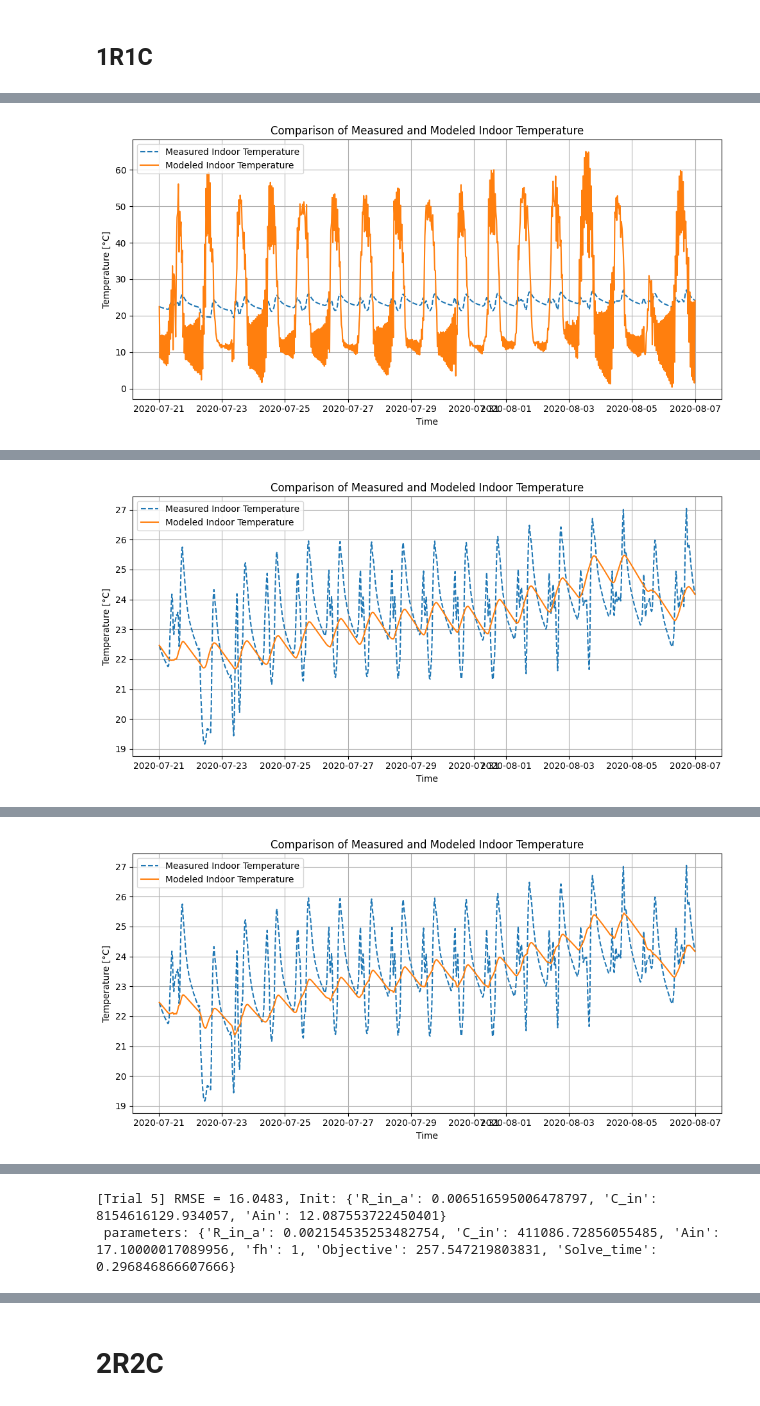
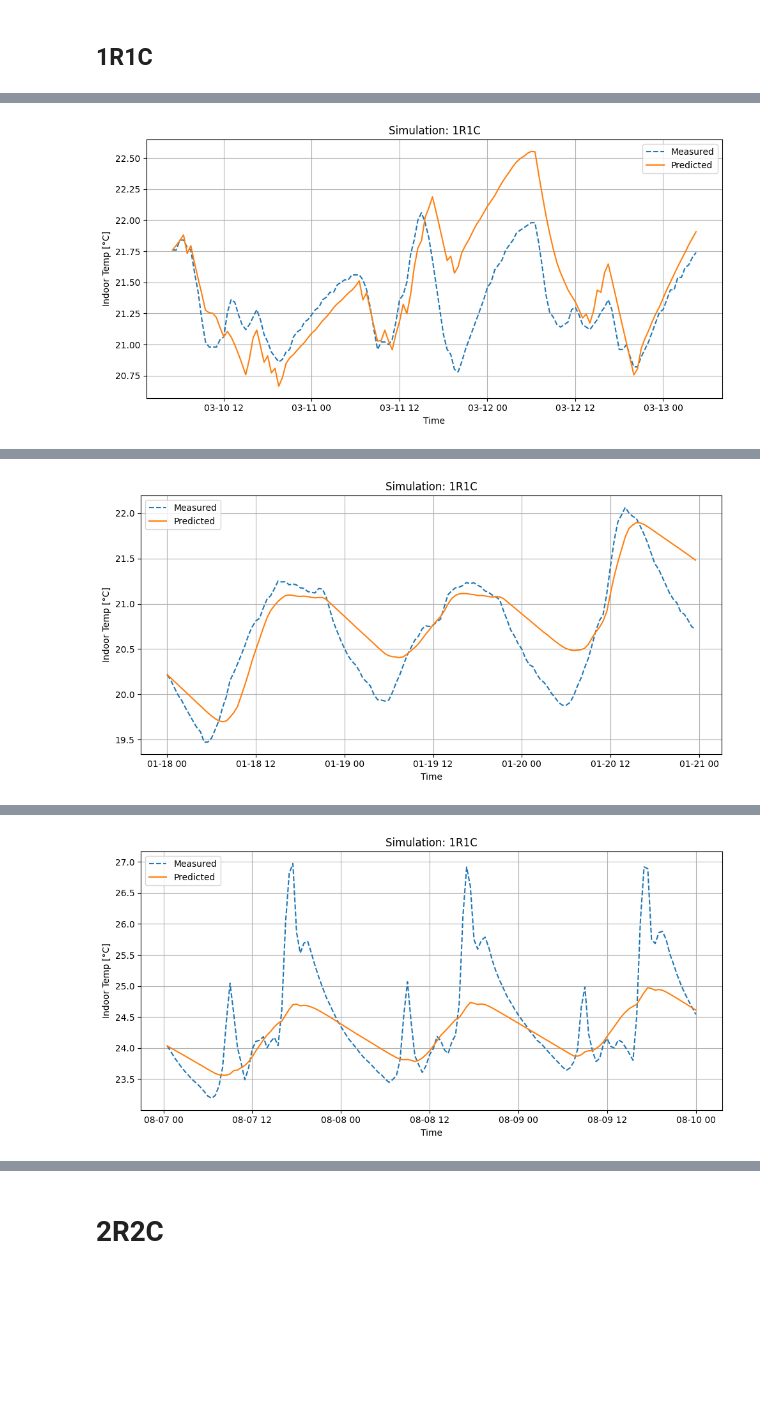
Before and after one commit to savvaspanagi/HeatPump-FlexModeling-Toolkit, a Jupyter notebook: Journal Paper Implementation - Tuning Performance of Grey-Box Models for Thermal Building Applications/Code A-B - Tuning Performance Evaluation.ipynb, the cells around one changed output, grey strips where cells are left out. Drawn from its saved outputs; the diff is of its cells as text; code cells hidden in the pictures; blank space fills up the shorter version.

```diff
--- a/Journal Paper Implementation - Tuning Performance of Grey-Box Models for Thermal Building Applications/Code A-B - Tuning Performance Evaluation.ipynb
+++ b/Journal Paper Implementation - Tuning Performance of Grey-Box Models for Thermal Building Applications/Code A-B - Tuning Performance Evaluation.ipynb
@@ -241,24 +122,66 @@ bounds_cs2 = {
         "Ain": (0.001, 0.3 * cs2_surface_area)
     }
 bounds_cs3 = {
-        "R_in_a": (0.001, 1),
-        "C_in": (1e4, 1e10),
+        "R_in_a": (0.01, 1),
+        "C_in": (1e6, 1e10),
         "Ain": (0.001, 0.3 * cs3_surface_area)
     }
 bounds_cs4 = {
-        "R_in_a": (0.001, 1),
-        "C_in": (1e4, 1e10),
+        "R_in_a": (0.01, 1),
+        "C_in": (1e6, 5e9),
         "Ain": (0.001, 0.3 * cs4_surface_area)
     }
 
-# model_1r1c_cs1, val_pred_1r1c_cs1, test_pred_1r1c_cs1 = run_case_study(train_df=train_cs1, val_df=val_cs1, test_df=test_cs1, surface_area=cs1_surface_area, model_type="1R1C", label="Case Study 1", bounds=bounds_cs1, trials=5)
-# model_1r1c_cs2, val_pred_1r1c_cs2, test_pred_1r1c_cs2= run_case_study(train_df=train_cs2, val_df=val_cs2, test_df=test_cs2, surface_area=cs1_surface_area, model_type="1R1C", label="Case Study 2", bounds=bounds_cs2, trials=5)
-# model_1r1c_cs3, val_pred_1r1c_cs3, test_pred_1r1c_cs3 = run_case_study(train_df=train_cs3, val_df=val_cs3, test_df=test_cs3, surface_area=cs1_surface_area, model_type="1R1C", label="Case Study 3", bounds=bounds_cs3, trials=5)
-# model_1r1c_cs4, val_pred_1r1c_cs4, test_pred_1r1c_cs4 = run_case_study(train_df=train_cs4, val_df=val_cs4, test_df=test_cs4, surface_area=cs1_surface_area, model_type="1R1C", label="Case Study 4", bounds=bounds_cs4, trials=5)
+###################### ======================== Case Study 1 ======================= ###########################
 
+model_1r1c_cs1, parameters_1r1c_cs1, best_initialization_1r1c_cs1, validation_pred_1r1c_cs1, initialize_testing_1r1c_cs1, all_trials_1r1c_cs1 = train_greybox_model_with_validation_process(
+    train_df=train_cs1, val_df=val_cs1, model_type="1R1C", bounds=bounds_cs1,
+    num_trials=30, deltaT=1800, show_plot=False, log=False)
 
-# model_1r1c_cs1, val_pred_1r1c_cs1, solve_time_1r1c_cs1 = run_case_study(train_df=val_cs1, val_df=test_cs1, surface_area=cs1_surface_area, model_type="1R1C", label="Case Study 1", bounds=bounds_cs1, trials=10)
-# model_1r1c_cs2, val_pred_1r1c_cs2, solve_time_1r1c_cs2 = run_case_study(train_df=val_cs2, val_df=test_cs2, surface_area=cs2_surface_area, model_type="1R1C",  label="Case Study 2",bounds=bounds_cs2, trials=10)
-model_1r1c_cs3, val_pred_1r1c_cs3, solve_time_1r1c_cs3 = run_case_study(train_df=val_cs3, val_df=test_cs3, surface_area=cs3_surface_area, model_type="1R1C", label="Case Study 3",bounds=bounds_cs3, trials=10)
-# model_1r1c_cs4, val_pred_1r1c_cs4, solve_time_1r1c_cs4 = run_case_study(train_df=val_cs4, val_df=test_cs4, surface_area=cs4_surface_area, model_type="1R1C"  , label="Case Study 4",bounds=bounds_cs4, trials=10)
+initialize_testing_1r1c_cs1['Tin'] = test_cs1['INDOOR_TEMP'].iloc[0] # The initialization must be
+
+# --- Run Simulation for Testing ---
+testing_performance_1r1c_cs1, testing_df_1r1c_cs1 = simulate_and_evaluate(
+        val_df=test_cs1, param_dict=parameters_1r1c_cs1, model_type="1R1C",
+        initializations=initialize_testing_1r1c_cs1, show_plot=True
+    )
+
+# ###################### ======================== Case Study 2 ======================= ###########################
+
+model_1r1c_cs2, parameters_1r1c_cs2, best_initialization_1r1c_cs2, validation_pred_1r1c_cs2, initialize_testing_1r1c_cs2, all_trials_1r1c_cs2 = train_greybox_model_with_validation_process(
+    train_df=train_cs2, val_df=val_cs2, model_type="1R1C", bounds=bounds_cs2,
+    num_trials=30, deltaT=1800, show_plot=False, log=False)
+initialize_testing_1r1c_cs2['Tin'] = test_cs2['INDOOR_TEMP'].iloc[0]
+
+# --- Run Simulation for Testing ---
+testing_performance_1r1c_cs2, testing_df_1r1c_cs2  = simulate_and_evaluate(
+        val_df=test_cs2, param_dict=parameters_1r1c_cs2, model_type="1R1C",
+        initializations=initialize_testing_1r1c_cs2, show_plot=True
+    )
+
+# ###################### ======================== Case Study 3 ======================= ###########################
+
+model_1r1c_cs3, parameters_1r1c_cs3, best_initialization_1r1c_cs3, validation_pred_1r1c_cs3, initialize_testing_1r1c_cs3, all_trials_1r1c_cs3 = train_greybox_model_with_validation_process(
+    train_df=train_cs3, val_df=val_cs3, model_type="1R1C", bounds=bounds_cs3,
+    num_trials=30, deltaT=1800, show_plot=False, log=False)
+initialize_testing_1r1c_cs3['Tin'] = test_cs3['INDOOR_TEMP'].iloc[0]
+
+# --- Run Simulation for Testing ---
+testing_performance_1r1c_cs3, testing_df_1r1c_cs3  = simulate_and_evaluate(
+        val_df=test_cs3, param_dict=parameters_1r1c_cs3, model_type="1R1C",
+        initializations=initialize_testing_1r1c_cs3, show_plot=True
+    )
+
+###################### ======================== Case Study 4 ======================= ###########################
+
+model_1r1c_cs4, parameters_1r1c_cs4, best_initialization_1r1c_cs4, validation_pred_1r1c_cs4, initialize_testing_1r1c_cs4, all_trials_1r1c_cs4 = train_greybox_model_with_validation_process(
+    train_df=train_cs4, val_df=val_cs4, model_type="1R1C", bounds=bounds_cs4,
+    num_trials=30, deltaT=1800, show_plot=False, log=False)
+initialize_testing_1r1c_cs4['Tin'] = test_cs4['INDOOR_TEMP'].iloc[0]
+
+# --- Run Simulation for Testing ---
+testing_performance_1r1c_cs4, testing_df_1r1c_cs4  = simulate_and_evaluate(
+        val_df=test_cs4, param_dict=parameters_1r1c_cs4, model_type="1R1C",
+        initializations=initialize_testing_1r1c_cs4, show_plot=True
+    )
 # %% [output]
@@ -270 +199 @@ model.name="unknown";
-[figure, old version]
+[figure, new version]
@@ -273 +211 @@ model.name="unknown";
-[figure, old version]
+[figure, new version]
@@ -276 +223 @@ model.name="unknown";
-[figure, old version]
+[figure, new version]
@@ -288,2 +235,0 @@ model.name="unknown";
-[Trial 5] RMSE = 16.0483, Init: {'R_in_a': 0.006516595006478797, 'C_in': 8154616129.934057, 'Ain': 12.087553722450401}
- parameters: {'R_in_a': 0.002154535253482754, 'C_in': 411086.72856055485, 'Ain': 17.10000017089956, 'fh': 1, 'Objective': 257.547219803831, 'Solve_time': 0.296846866607666}
```
Also changed, not shown: parts of 16 cells of this notebook, 27 other files.
